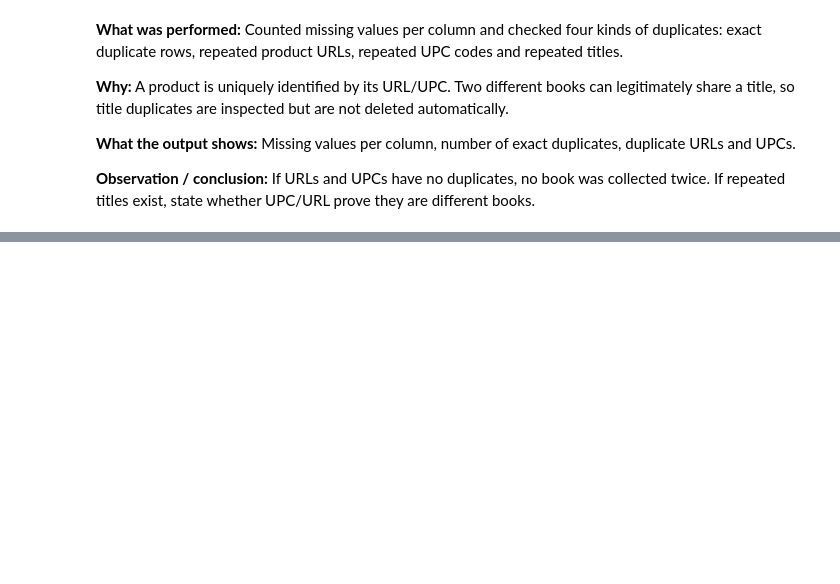
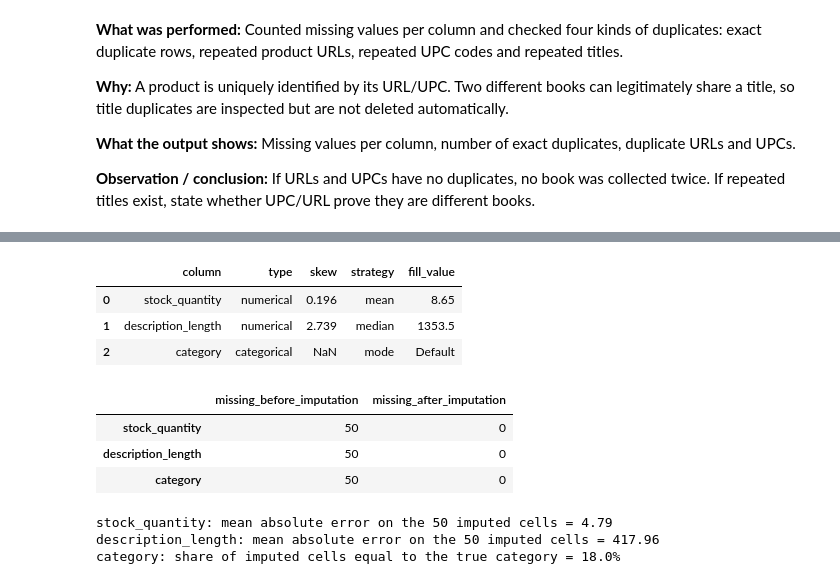
Before and after one commit to l250022/Ecommerce-Product-Analysis-ML, a Jupyter notebook: Data_collection_cleaning.ipynb, the cells around one changed output, grey strips where cells are left out. Drawn from its saved outputs; the diff is of its cells as text; code cells hidden in the pictures; blank space fills up the shorter version.

Commit message:
Dataset cleaning and final dataset

```diff
--- a/Data_collection_cleaning.ipynb
+++ b/Data_collection_cleaning.ipynb
@@ -374,0 +413,20 @@ Rows sharing a title with others: 2
+# %%
+
+rows_before = len(raw)
+exact_dups_found = int(raw.duplicated().sum())
+df = raw.drop_duplicates().reset_index(drop=True)
+print(f"Exact duplicates identified: {exact_dups_found}")
+print(f"Exact duplicates removed   : {rows_before - len(df)}")
+print(f"Rows before / after        : {rows_before} -> {len(df)}")
+
+for c in ["title", "product_url", "availability_status", "category", "UPC", "description"]:
+    df[c] = df[c].str.strip().replace("", np.nan)
+
+df["star_rating"] = df["star_rating"].astype(int)
+df["stock_quantity"] = pd.to_numeric(df["stock_quantity"], errors="coerce")
+
+df["has_description"] = df["description"].notna()
+df["description_length"] = df["description"].fillna("").str.len()
+
+print("\nData types after cleaning:")
+print(df.dtypes)
@@ -374,0 +550,44 @@ Rows sharing a title with others: 2
+# %%
+df_imputed = df_missing.copy()
+imputation_log = []
+
+for col in ["stock_quantity", "description_length"]:
+    observed = df_imputed[col].dropna()
+    skew_value = observed.skew()
+    strategy = "median" if abs(skew_value) > 0.5 else "mean"
+    fill_value = observed.median() if strategy == "median" else observed.mean()
+    df_imputed[col] = df_imputed[col].fillna(fill_value)
+    imputation_log.append({"column": col, "type": "numerical", "skew": round(skew_value, 3),
+                           "strategy": strategy, "fill_value": round(fill_value, 2)})
+
+mode_value = df_imputed["category"].mode()[0]
+df_imputed["category"] = df_imputed["category"].fillna(mode_value)
+imputation_log.append({"column": "category", "type": "categorical", "skew": np.nan,
+                       "strategy": "mode", "fill_value": mode_value})
+display(pd.DataFrame(imputation_log))
+
+before_after = pd.DataFrame({
+    "missing_before_imputation": df_missing[INJECT_COLS].isna().sum(),
+    "missing_after_imputation": df_imputed[INJECT_COLS].isna().sum(),
+})
+display(before_after)
+
+for col in ["stock_quantity", "description_length"]:
+    idx = injected_rows[col]
+    mae = (df_imputed.loc[idx, col] - df.loc[idx, col]).abs().mean()
+    print(f"{col}: mean absolute error on the {len(idx)} imputed cells = {mae:.2f}")
+idx = injected_rows["category"]
+acc = (df_imputed.loc[idx, "category"] == df.loc[idx, "category"]).mean()
+print(f"category: share of imputed cells equal to the true category = {acc:.1%}")
+# %% [output]
+|  | column | type | skew | strategy | fill_value |
+| 0 | stock_quantity | numerical | 0.196 | mean | 8.65 |
+| 1 | description_length | numerical | 2.739 | median | 1353.5 |
+| 2 | category | categorical | NaN | mode | Default |
+|  | missing_before_imputation | missing_after_imputation |
+| stock_quantity | 50 | 0 |
+| description_length | 50 | 0 |
+| category | 50 | 0 |
+stock_quantity: mean absolute error on the 50 imputed cells = 4.79
+description_length: mean absolute error on the 50 imputed cells = 417.96
+category: share of imputed cells equal to the true category = 18.0%
```
Also changed, not shown: parts of 12 cells of this notebook, 1 other file.
